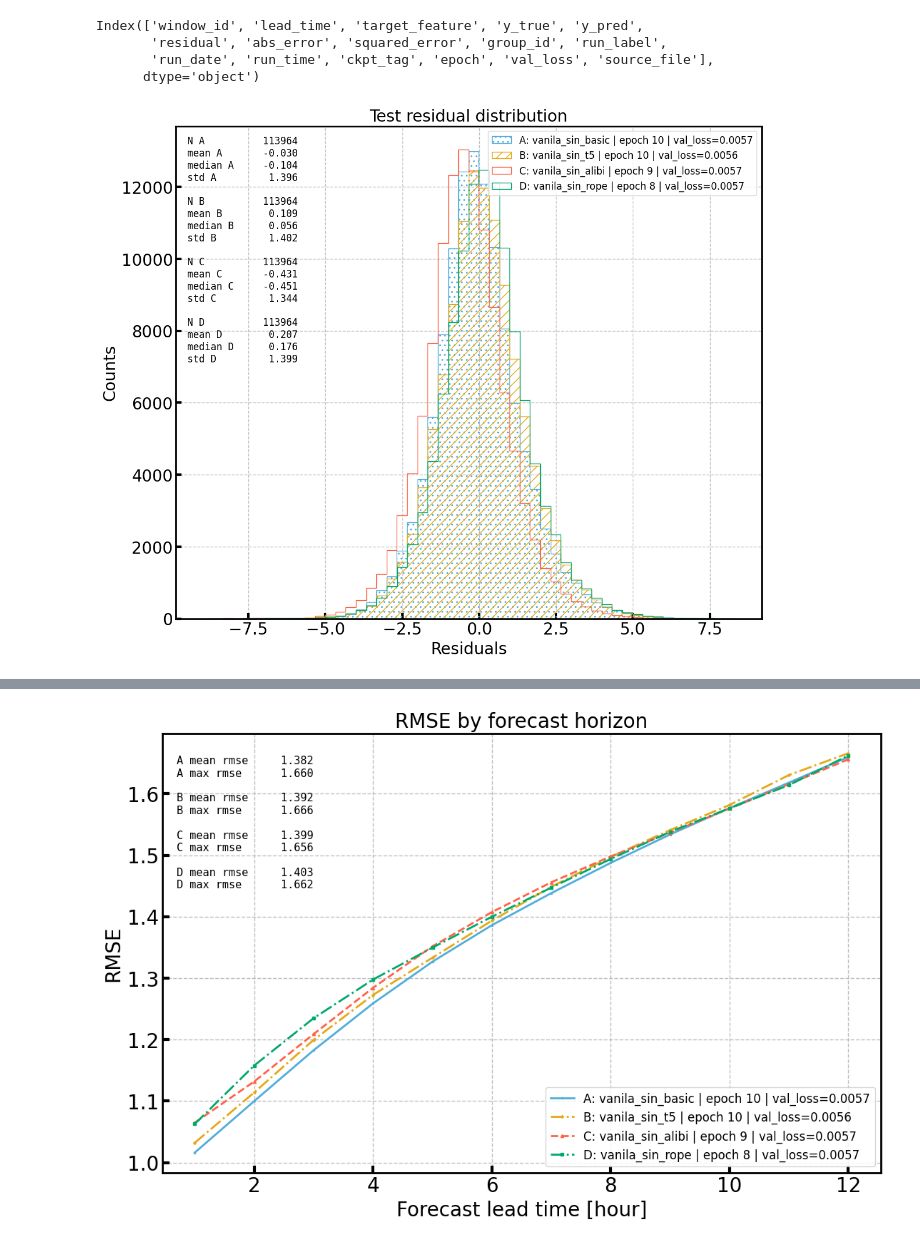
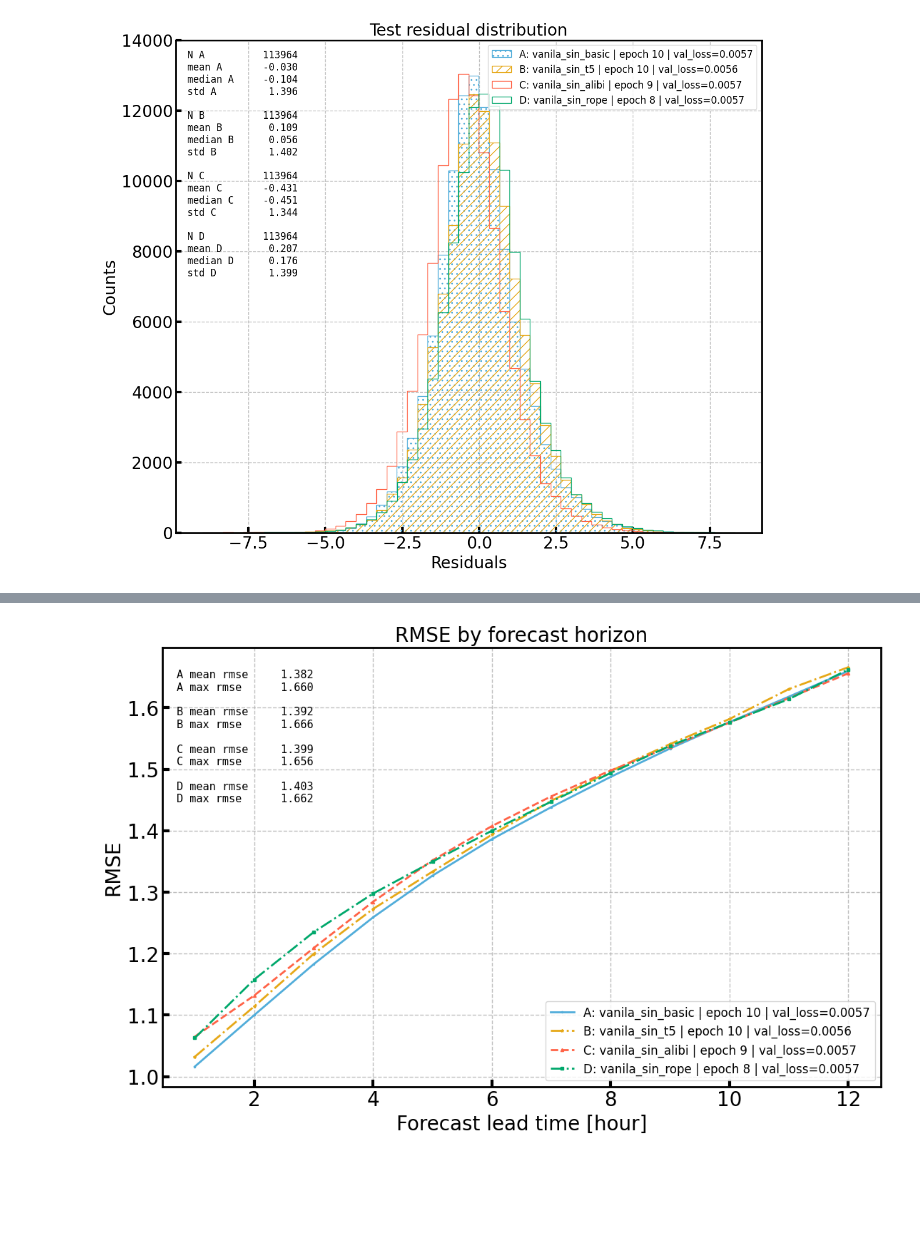
Before and after one commit to KUcyans/MeteoFormer, a Jupyter notebook: TemperatureTest.ipynb, the cells around one changed output, grey strips where cells are left out. Saved outputs shown, nothing was run; the diff lists cells and outputs as text; code cells hidden in the pictures; blank space fills up the shorter version.

```diff
--- a/TemperatureTest.ipynb
+++ b/TemperatureTest.ipynb
@@ -93,7 +109,7 @@ def parse_test_residual_filename(
 # %%
 def select_best_residual_file(
     files: list[Path],
-    base: Path = base,
+    base: Path,
 ) -> Path:
     """
     Select the residual file with the lowest validation loss.
@@ -157,7 +173,7 @@ def read_residual_file(file_path: str | Path) -> pd.DataFrame:
 # %%
 def load_test_residuals_from_runs(
     runs: dict[str, Path],
-    base: Path = base,
+    base: Path,
     best_only: bool = True,
 ) -> pd.DataFrame:
     all_dfs = []
@@ -240,6 +256,7 @@ def plot_all_residual_distribution(
     ax.set_ylabel("Counts")
     ax.set_title("Test residual distribution")
     ax.legend(fontsize=12, loc="upper right")
+    ax.set_ylim(0,14000)
 
     split_idx = 8
 
@@ -263,15 +280,11 @@ def plot_all_residual_distribution(
             fontsize=12,
         )
 # %%
-df_all = load_test_residuals_from_runs(runs, base=base)
+df_vanilla = load_test_residuals_from_runs(runs_vanilla, base=base)
+df_informer = load_test_residuals_from_runs(runs_informer, base=base)
 # %%
-df_all.columns
+# df_all.columns
-# %% [output]
-Index(['window_id', 'lead_time', 'target_feature', 'y_true', 'y_pred',
-       'residual', 'abs_error', 'squared_error', 'group_id', 'run_label',
-       'run_date', 'run_time', 'ckpt_tag', 'epoch', 'val_loss', 'source_file'],
-      dtype='object')
 # %%
-plot_all_residual_distribution(df_all)
+plot_all_residual_distribution(df_vanilla)
 # %% [output]
-[figure, old version]
+[figure, new version]
```
Also changed, not shown: parts of 6 cells of this notebook, 6 other files.
